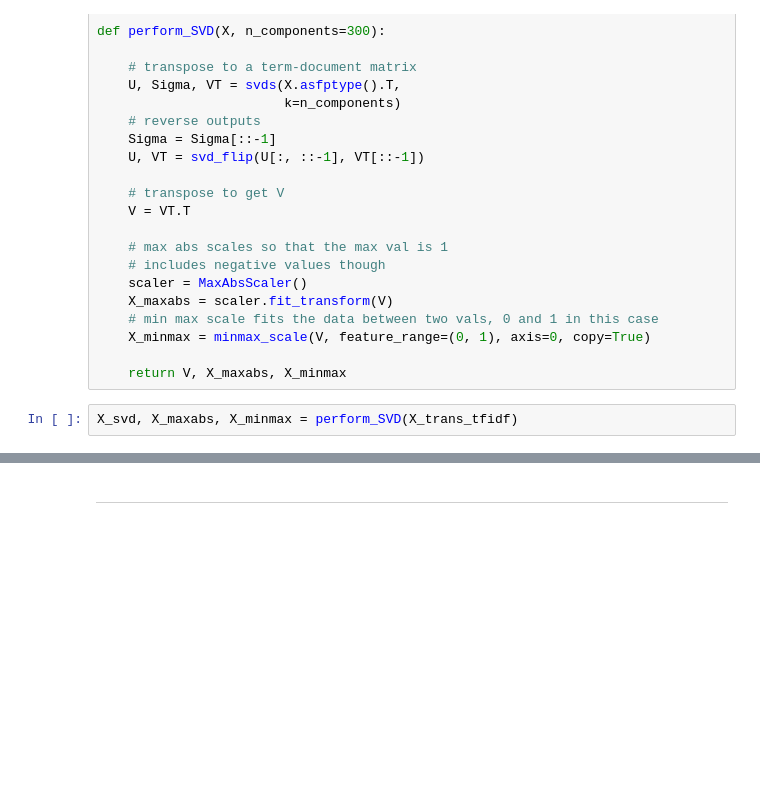
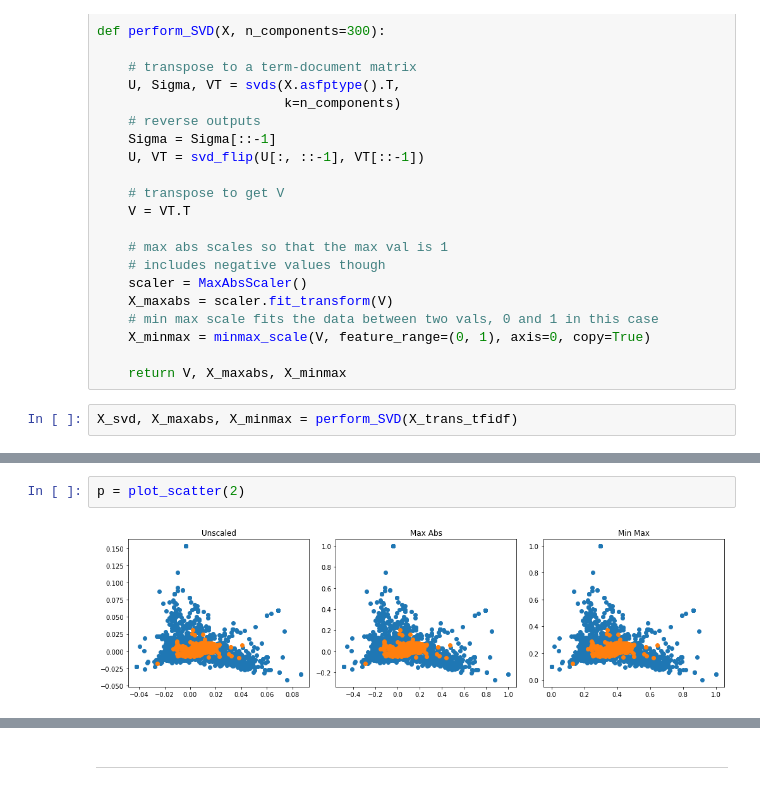
Before and after one commit to BigBangData/NaturalLanguageProcessing, a Jupyter notebook: TextAnalyticsWithR/06_DimensionalityReduction2_StackOverflow.ipynb, the cells around one changed output, grey strips where cells are left out. Cells and saved outputs as stored; diff of their text form; blank space fills up the shorter version.

```diff
--- a/TextAnalyticsWithR/06_DimensionalityReduction2_StackOverflow.ipynb
+++ b/TextAnalyticsWithR/06_DimensionalityReduction2_StackOverflow.ipynb
@@ -183,0 +201,4 @@ fig.tight_layout()
+# %%
+p = plot_scatter(2)
+# %% [output]
+[figure, added]
```
Also changed, not shown: parts of 9 cells of this notebook.
